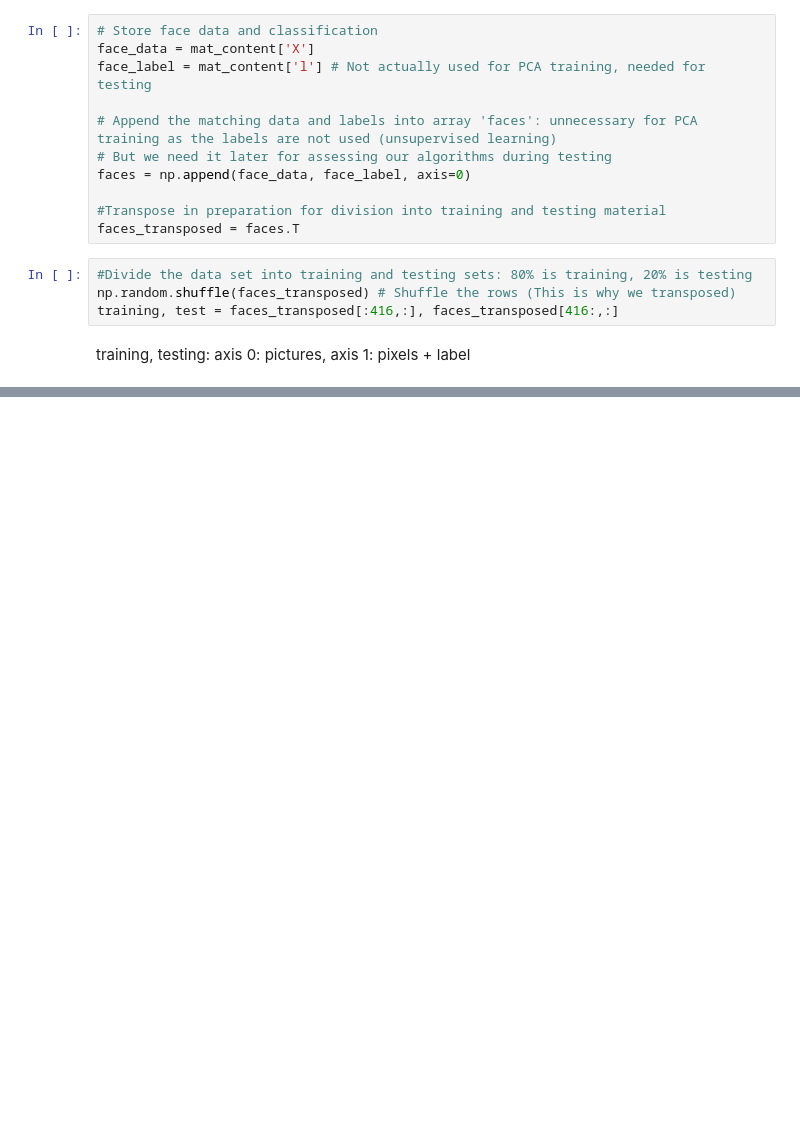
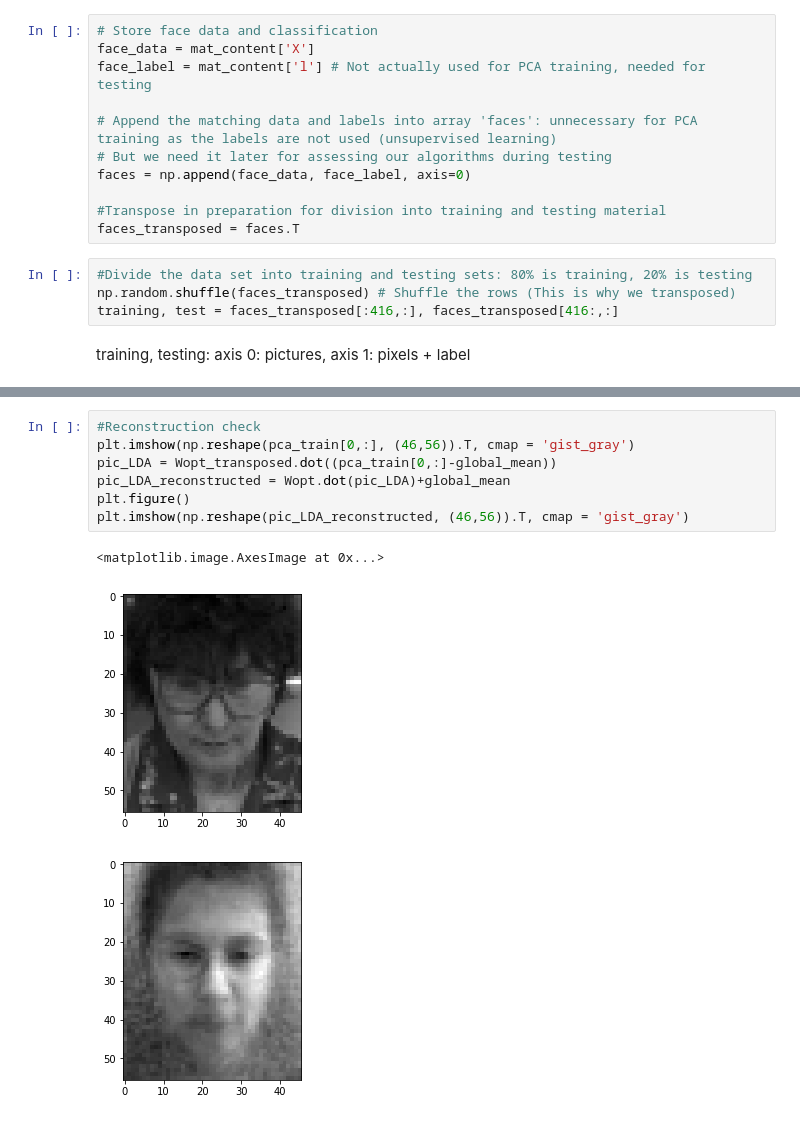
Before and after one commit to Karcsi127/patterrec1, a Jupyter notebook: exercise3.ipynb, the cells around one changed output, grey strips where cells are left out. Cells and saved outputs as stored; diff of their text form; blank space fills up the shorter version.

```diff
--- a/exercise3.ipynb
+++ b/exercise3.ipynb
@@ -91,0 +244,11 @@ for c in class_sets_norm:
+# %%
+#Reconstruction check
+plt.imshow(np.reshape(pca_train[0,:], (46,56)).T, cmap = 'gist_gray')
+pic_LDA = Wopt_transposed.dot((pca_train[0,:]-global_mean))
+pic_LDA_reconstructed = Wopt.dot(pic_LDA)+global_mean
+plt.figure()
+plt.imshow(np.reshape(pic_LDA_reconstructed, (46,56)).T, cmap = 'gist_gray')
+# %% [output]
+<matplotlib.image.AxesImage at 0x...>
+[figure, added]
+[figure, added]
```
Also changed, not shown: parts of 12 cells of this notebook.
